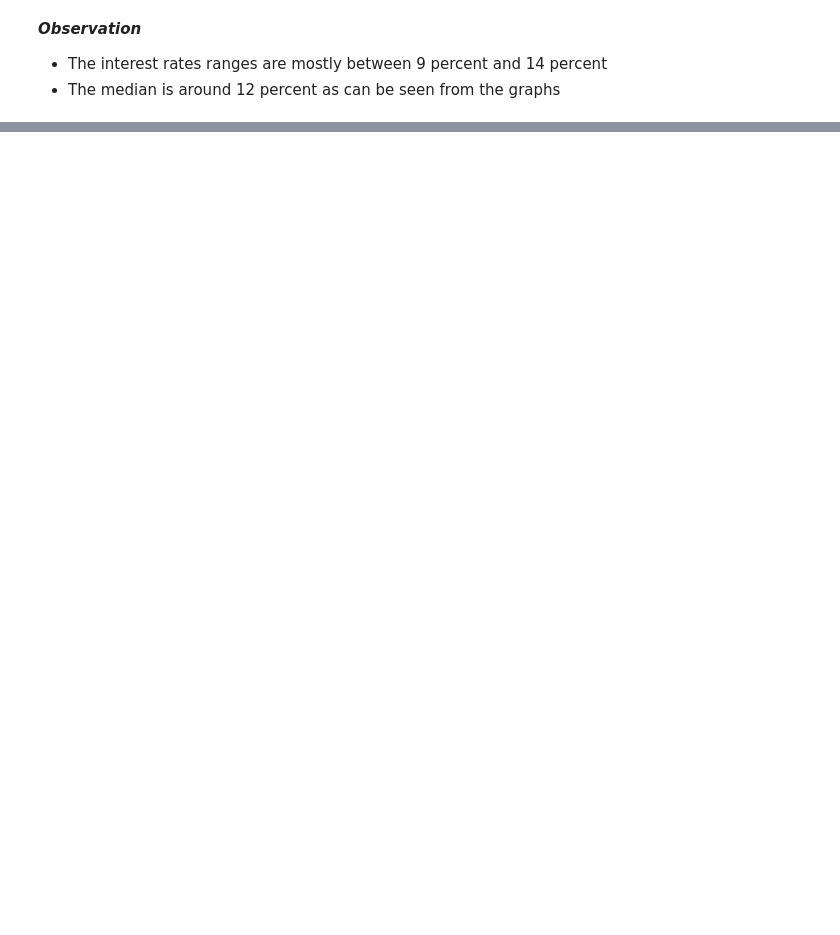
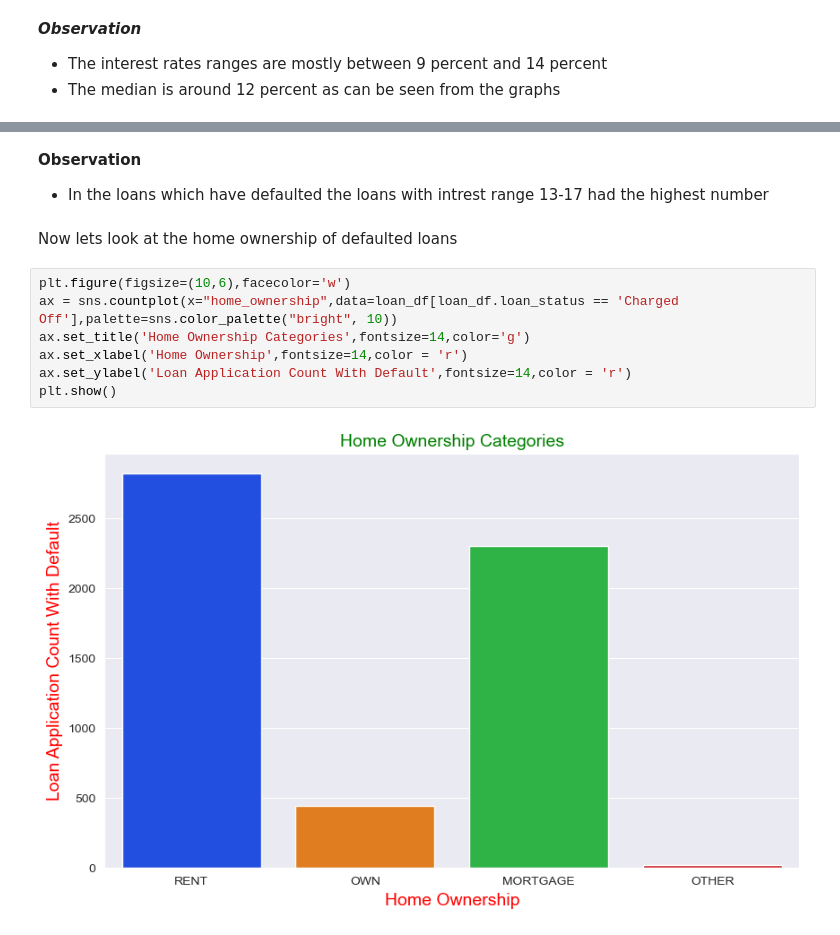
Before and after one commit to vivekbabu/LendingClubCaseStudy, a Jupyter notebook: Group_Facilitator_Name.ipynb, the cells around one changed output, grey strips where cells are left out. Saved outputs shown, nothing was run; the diff lists cells and outputs as text; blank space fills up the shorter version.

```diff
--- a/Group_Facilitator_Name.ipynb
+++ b/Group_Facilitator_Name.ipynb
@@ -441,0 +460,14 @@ plt.show()
+# %% [markdown]
+**Observation**
+- In the loans which have defaulted the loans with intrest range 13-17 had the highest number
+# %% [markdown]
+Now lets look at the home ownership of defaulted loans
+# %%
+plt.figure(figsize=(10,6),facecolor='w')
+ax = sns.countplot(x="home_ownership",data=loan_df[loan_df.loan_status == 'Charged Off'],palette=sns.color_palette("bright", 10))
+ax.set_title('Home Ownership Categories',fontsize=14,color='g')
+ax.set_xlabel('Home Ownership',fontsize=14,color = 'r')
+ax.set_ylabel('Loan Application Count With Default',fontsize=14,color = 'r')
+plt.show()
+# %% [output]
+[figure, added]
```
Also changed, not shown: parts of 20 cells of this notebook, 1 other file.
